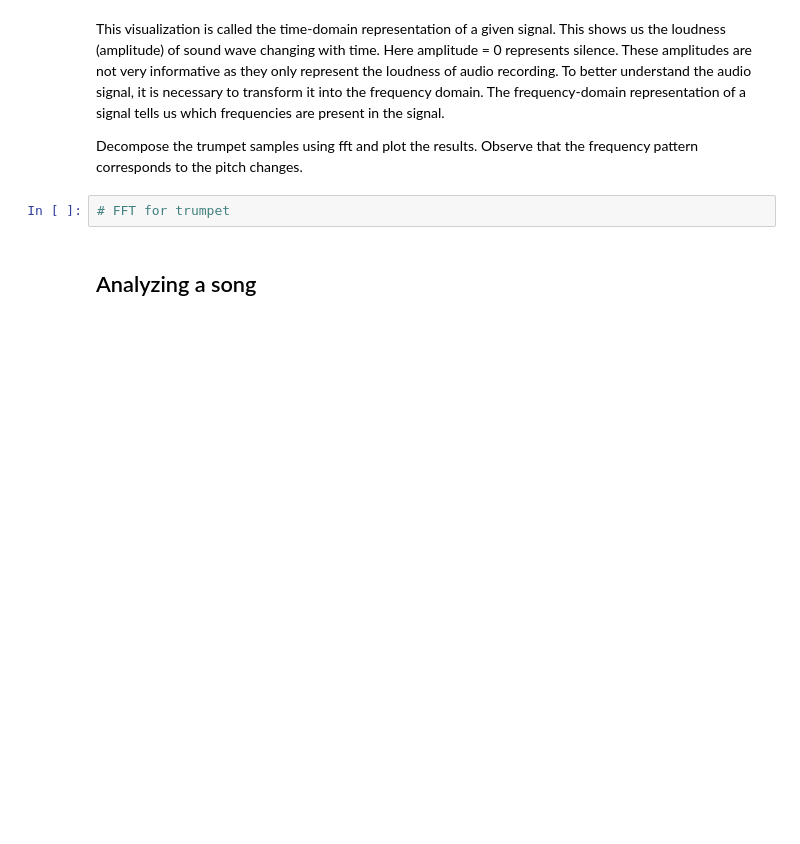
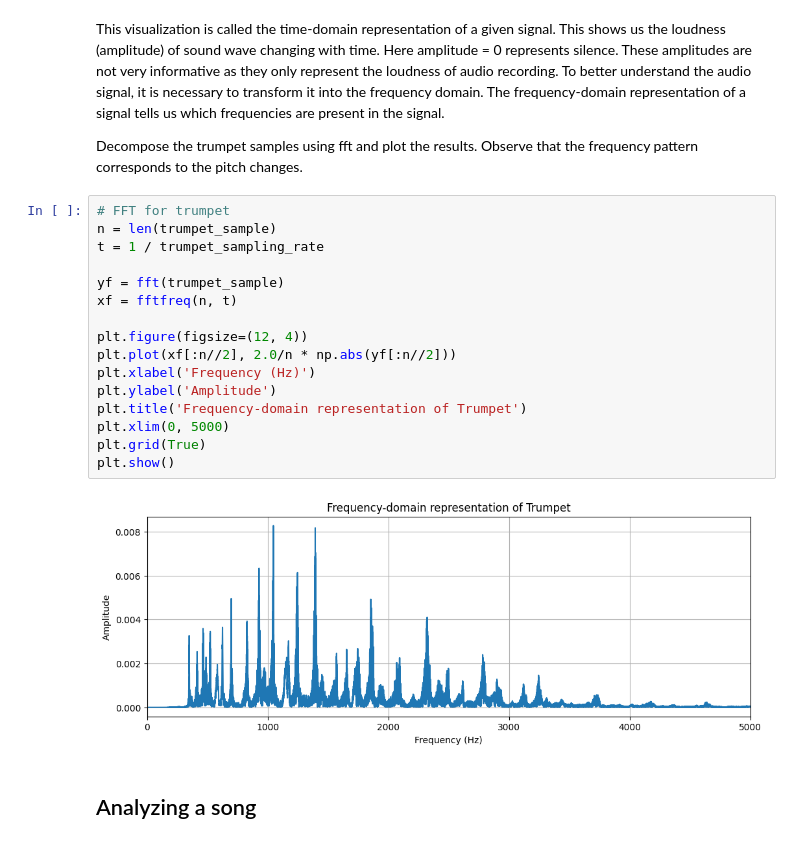
Before and after one commit to Shopska/LA_lab_2, a Jupyter notebook: LA_Lab_2_Template_2025.ipynb, the cells around one changed output. Saved outputs shown, nothing was run; the diff lists cells and outputs as text; blank space fills up the shorter version.

```diff
--- a/LA_Lab_2_Template_2025.ipynb
+++ b/LA_Lab_2_Template_2025.ipynb
@@ -158,8 +184,24 @@ plt.show()
 This visualization is called the time-domain representation of a given signal. This shows us the loudness (amplitude) of sound wave changing with time. Here amplitude = 0 represents silence. These amplitudes are not very informative as they only represent the loudness of audio recording. To better understand the audio signal, it is necessary to transform it into the frequency domain. The frequency-domain representation of a signal tells us which frequencies are present in the signal.
 
 Decompose the trumpet samples using fft and plot the results. Observe that the frequency pattern corresponds to the pitch changes.
-# %%
-# FFT for trumpet
+# %%
+# FFT for trumpet
+n = len(trumpet_sample)
+t = 1 / trumpet_sampling_rate
+
+yf = fft(trumpet_sample)
+xf = fftfreq(n, t)
+
+plt.figure(figsize=(12, 4))
+plt.plot(xf[:n//2], 2.0/n * np.abs(yf[:n//2]))
+plt.xlabel('Frequency (Hz)')
+plt.ylabel('Amplitude')
+plt.title('Frequency-domain representation of Trumpet')
+plt.xlim(0, 5000)
+plt.grid(True)
+plt.show()
+# %% [output]
+[figure, added]
 # %% [markdown]
 ## Analyzing a song
 # %% [markdown]
```
Also changed, not shown: parts of 4 cells of this notebook.
